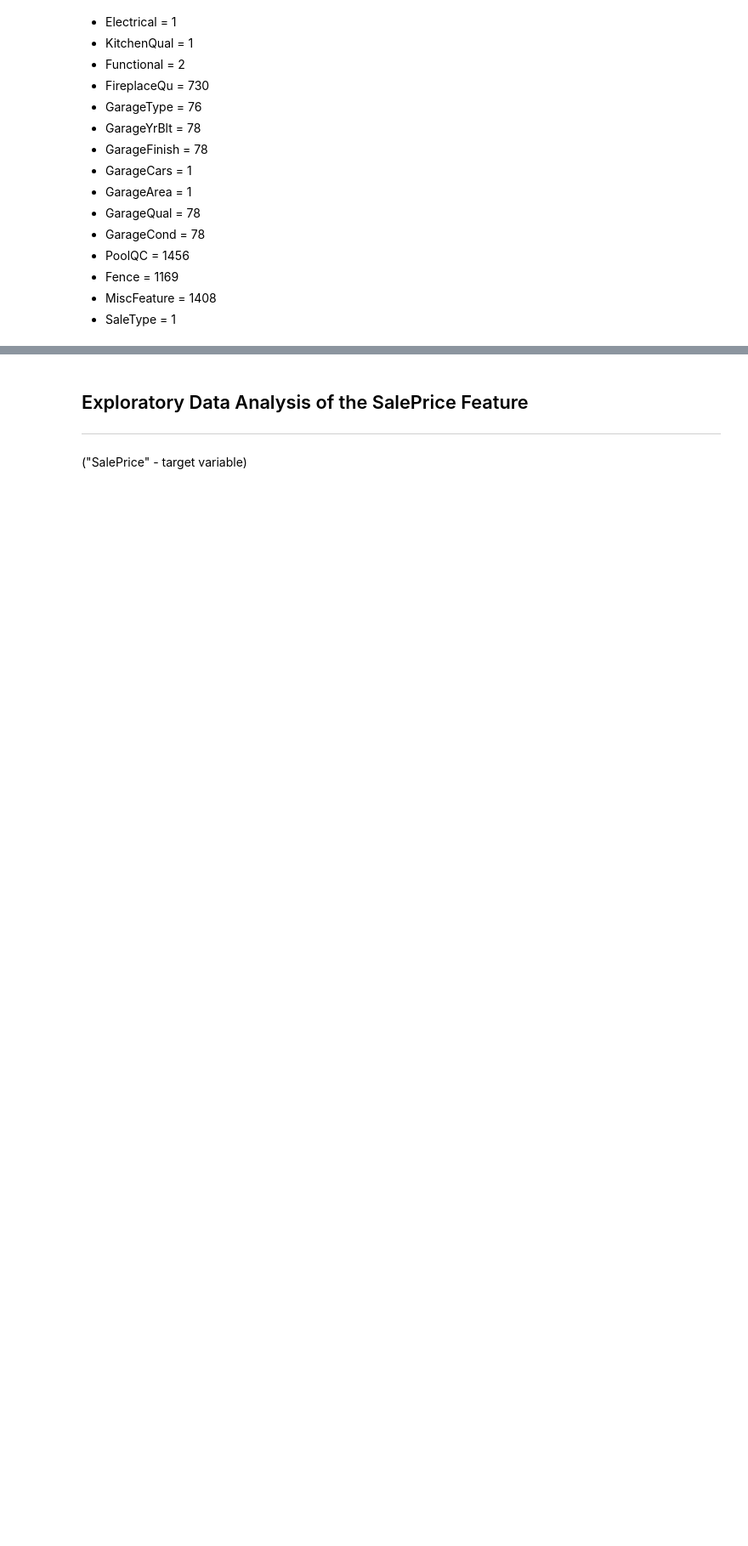
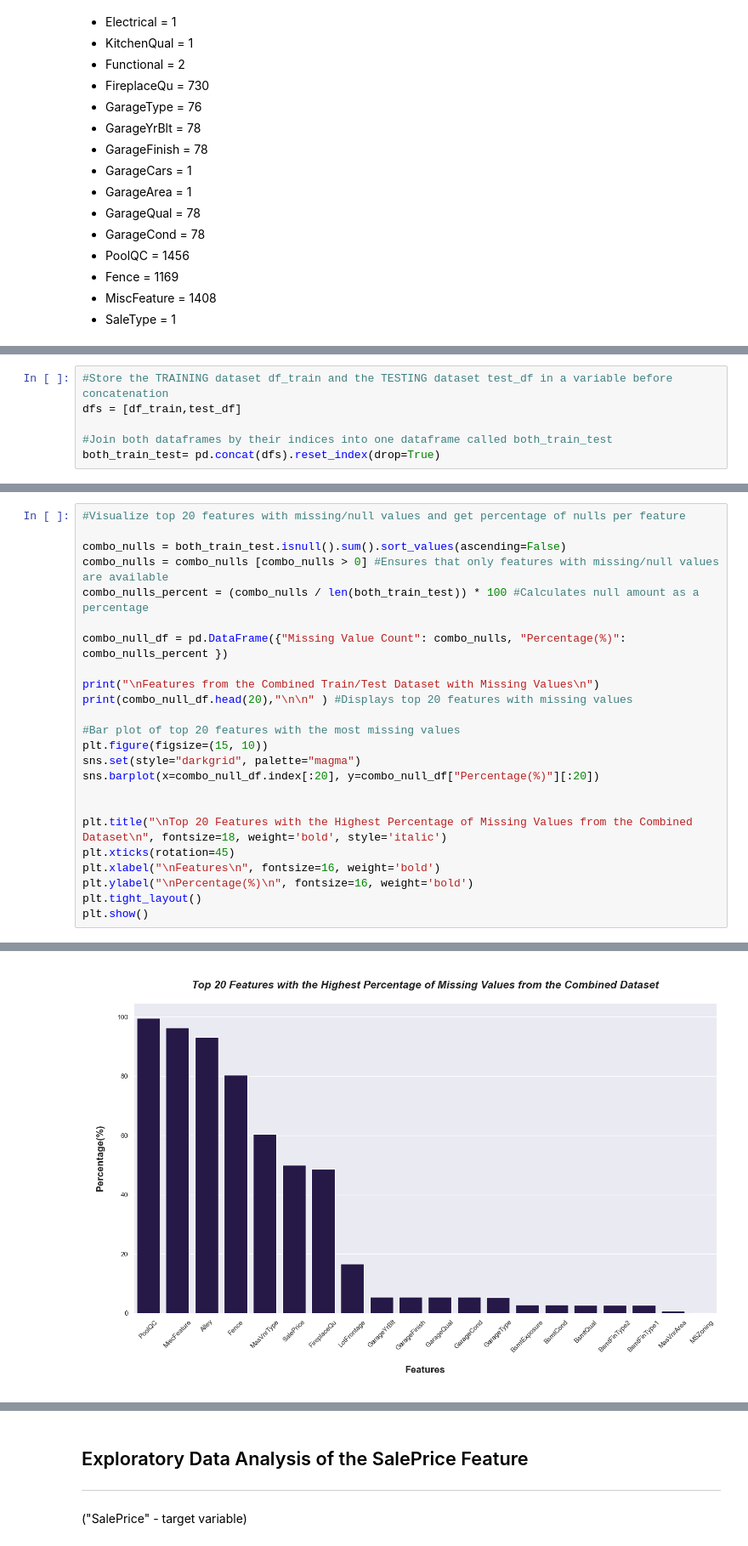
Before and after one commit to thetechleila/Housing-Prices-Predictor, a Jupyter notebook: code/EDA_Housing.ipynb, the cells around one changed output, grey strips where cells are left out. Shown at 85% size. Drawn from its saved outputs; the diff is of its cells as text; blank space fills up the shorter version.

```diff
--- a/code/EDA_Housing.ipynb
+++ b/code/EDA_Housing.ipynb
@@ -329,0 +335,6 @@ dtype: int64
+# %%
+#Store the TRAINING dataset df_train and the TESTING dataset test_df in a variable before concatenation
+dfs = [df_train,test_df]
+
+#Join both dataframes by their indices into one dataframe called both_train_test
+both_train_test= pd.concat(dfs).reset_index(drop=True)
@@ -329,0 +420,25 @@ dtype: int64
+# %%
+#Visualize top 20 features with missing/null values and get percentage of nulls per feature
+
+combo_nulls = both_train_test.isnull().sum().sort_values(ascending=False)
+combo_nulls = combo_nulls [combo_nulls > 0] #Ensures that only features with missing/null values are available
+combo_nulls_percent = (combo_nulls / len(both_train_test)) * 100 #Calculates null amount as a percentage
+
+combo_null_df = pd.DataFrame({"Missing Value Count": combo_nulls, "Percentage(%)": combo_nulls_percent })
+
+print("\nFeatures from the Combined Train/Test Dataset with Missing Values\n")
+print(combo_null_df.head(20),"\n\n" ) #Displays top 20 features with missing values
+
+#Bar plot of top 20 features with the most missing values
+plt.figure(figsize=(15, 10))
+sns.set(style="darkgrid", palette="magma")
+sns.barplot(x=combo_null_df.index[:20], y=combo_null_df["Percentage(%)"][:20])
+
+
+plt.title("\nTop 20 Features with the Highest Percentage of Missing Values from the Combined Dataset\n", fontsize=18, weight='bold', style='italic')
+plt.xticks(rotation=45)
+plt.xlabel("\nFeatures\n", fontsize=16, weight='bold')
+plt.ylabel("\nPercentage(%)\n", fontsize=16, weight='bold')
+plt.tight_layout()
+plt.show()
+# %% [output]
@@ -329,0 +462 @@ dtype: int64
+[figure, added]
```
Also changed, not shown: parts of 17 cells of this notebook, 4 other files.
